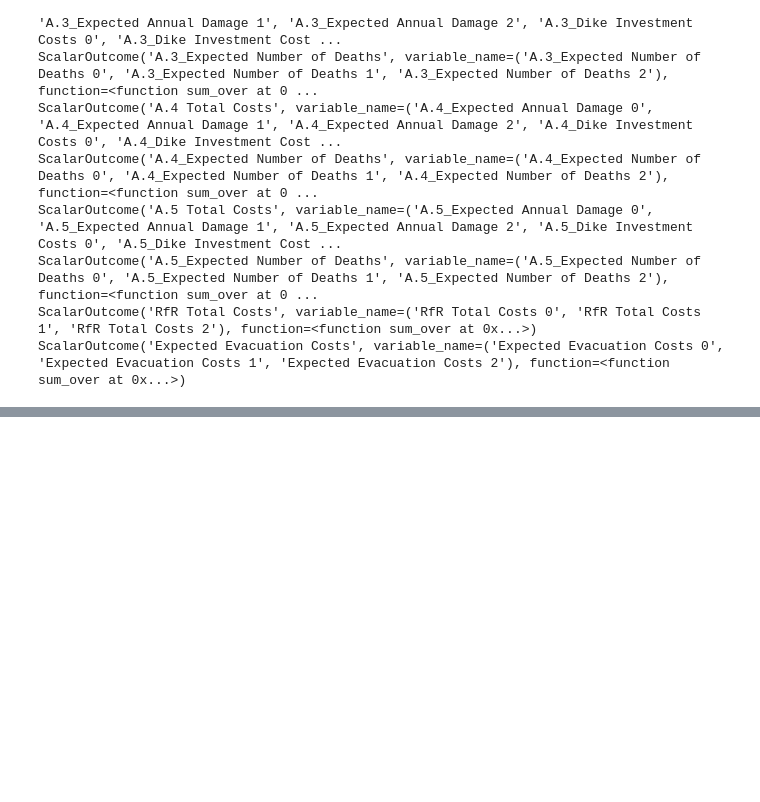
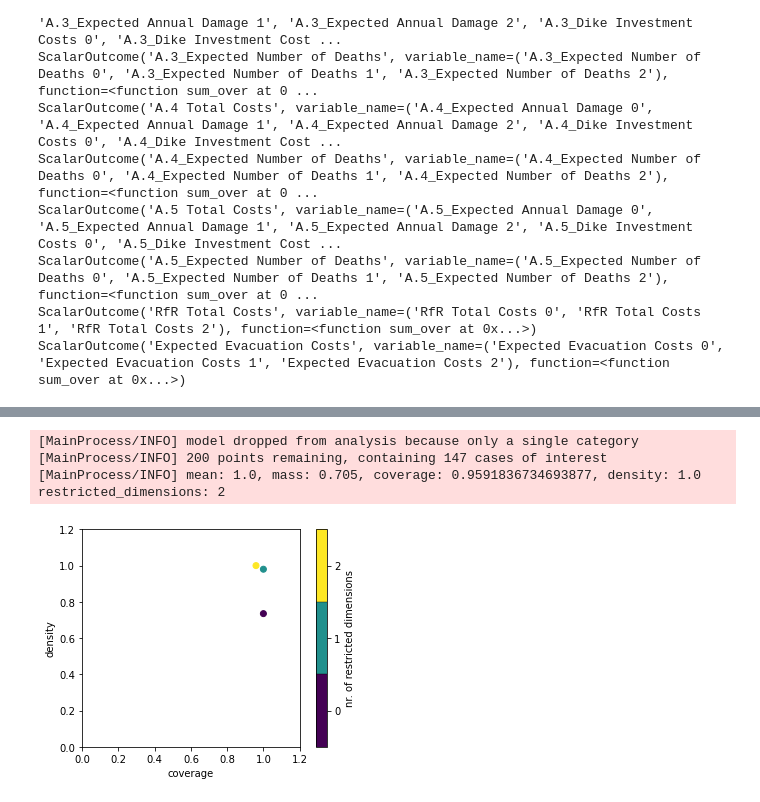
Before and after one commit to rhysits/thesis, a Jupyter notebook: final assignment/Problem Formulations.ipynb, the cells around one changed output, grey strips where cells are left out. Saved outputs shown, nothing was run; the diff lists cells and outputs as text; code cells hidden in the pictures; blank space fills up the shorter version.

```diff
--- a/final assignment/Problem Formulations.ipynb
+++ b/final assignment/Problem Formulations.ipynb
@@ -153,0 +213,16 @@ print(results)
+# %%
+from ema_workbench.analysis import prim
+
+x = experiments
+y = outcomes["A.1 Total Costs"] < 2.5e+08
+prim_alg = prim.Prim(x, y, threshold=0.8)
+box1 = prim_alg.find_box()
+# %% [output]
+[MainProcess/INFO] model dropped from analysis because only a single category
+[MainProcess/INFO] 200 points remaining, containing 147 cases of interest
+[MainProcess/INFO] mean: 1.0, mass: 0.705, coverage: 0.9591836734693877, density: 1.0 restricted_dimensions: 2
+# %%
+box1.show_tradeoff()
+plt.show()
+# %% [output]
+[figure, added]
```
Also changed, not shown: parts of 6 cells of this notebook.
